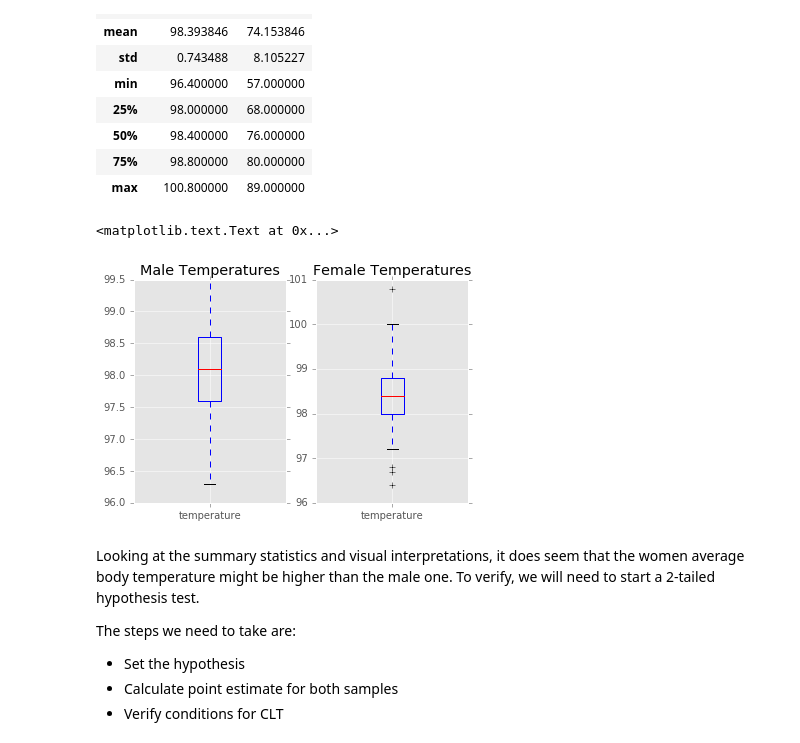
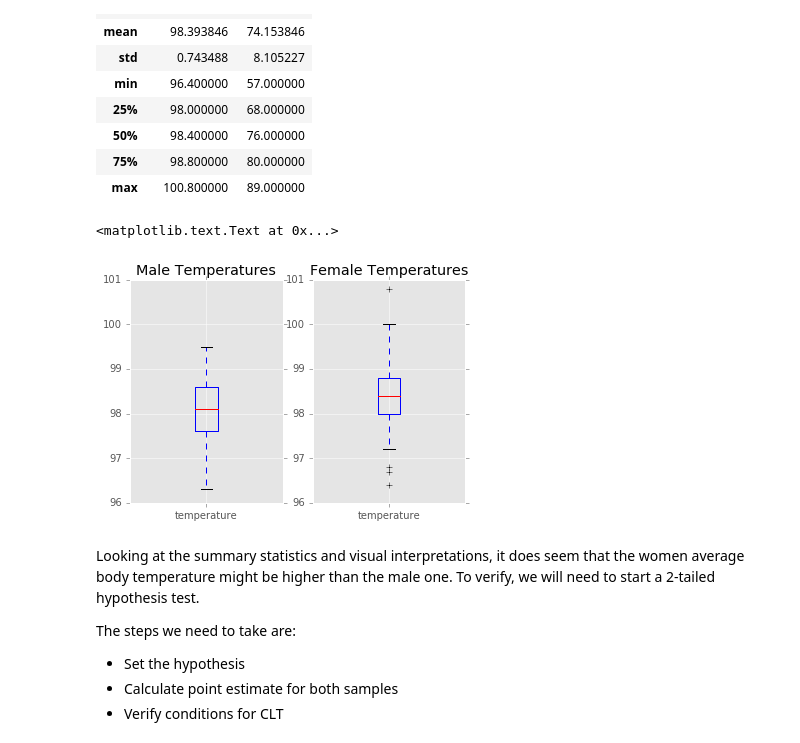
Before and after one commit to mirunapopa/DS-Intensive, a Jupyter notebook: statistics_project_1/sliderule_dsi_inferential_statistics_exercise_1.ipynb, the cells around one changed output. Drawn from its saved outputs; the diff is of its cells as text; code cells hidden in the pictures.

```diff
--- a/statistics_project_1/sliderule_dsi_inferential_statistics_exercise_1.ipynb
+++ b/statistics_project_1/sliderule_dsi_inferential_statistics_exercise_1.ipynb
@@ -238,14 +247,15 @@ females.describe()
 # %%
 #visual inspection
 pl.subplot(1,2,1)
-males.boxplot(column = 'temperature', return_type = 'dict')
+males.boxplot(column = 'temperature', return_type = 'dict', )
 pl.title("Male Temperatures")
+plt.ylim(bottom = 96,top=101)
 pl.subplot(1,2,2)
 females.boxplot(column = 'temperature',return_type='dict')
 pl.title("Female Temperatures")
 # %% [output]
 <matplotlib.text.Text at 0x...>
-[figure, old version]
+[figure, new version]
 # %% [markdown]
 Looking at the summary statistics and visual interpretations, it does seem that the women average body temperature might be higher than the male one. To verify, we will need to start a 2-tailed hypothesis test.
 
```
Also changed, not shown: parts of 6 cells of this notebook, 2 other files.
